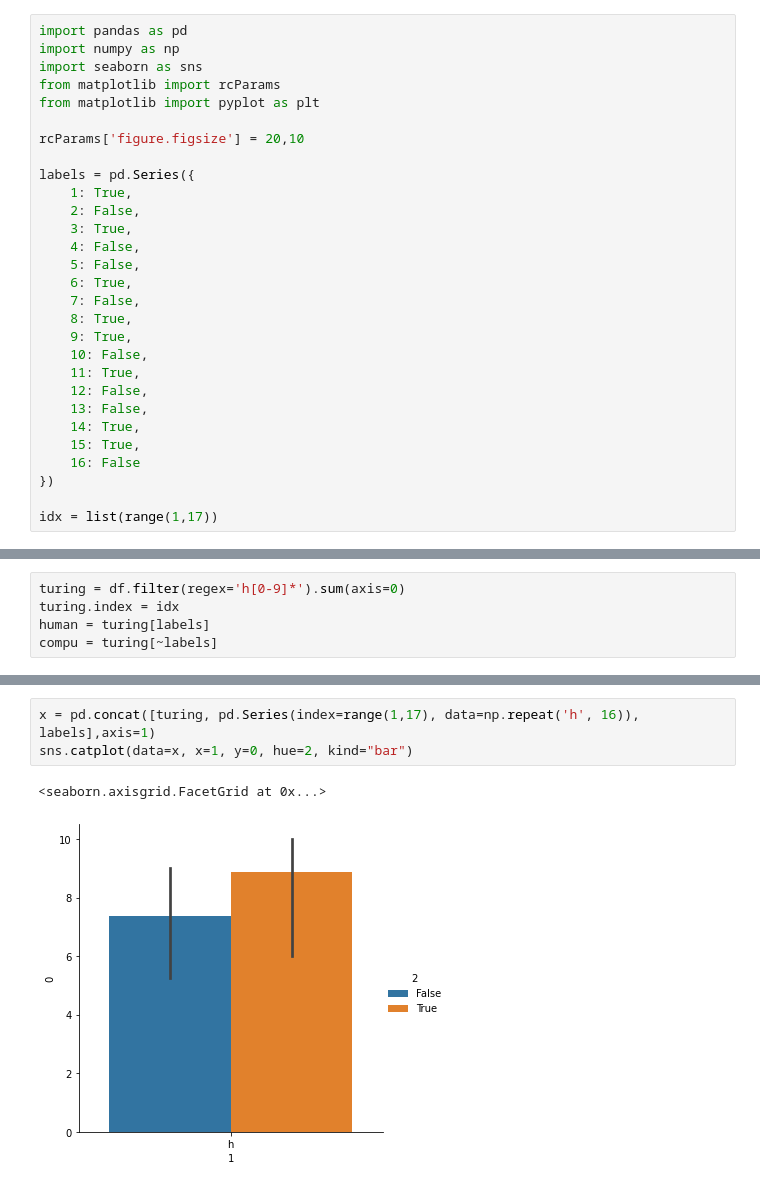
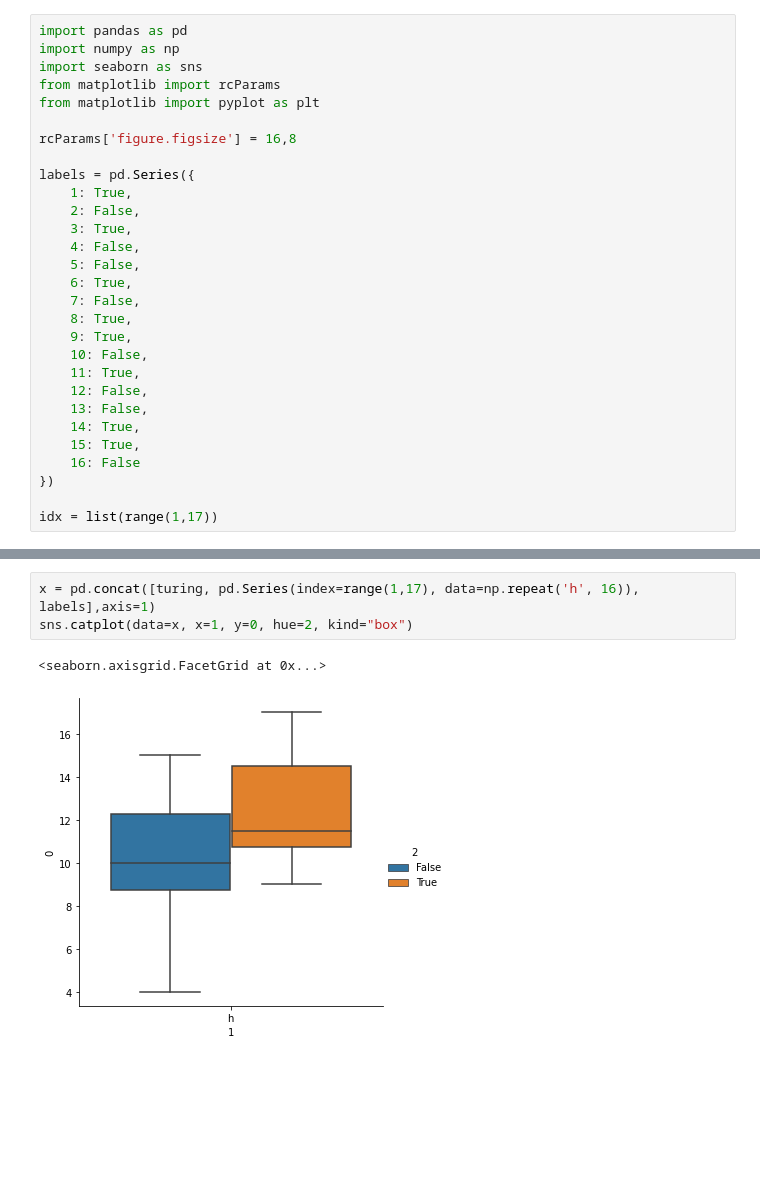
Before and after one commit to HikariNoMJ14/cool-cat-ai, a Jupyter notebook: src/notebooks/Subjective Eval Analysis.ipynb, the cells around one changed output, grey strips where cells are left out. Saved outputs shown, nothing was run; the diff lists cells and outputs as text; blank space fills up the shorter version.

```diff
--- a/src/notebooks/Subjective Eval Analysis.ipynb
+++ b/src/notebooks/Subjective Eval Analysis.ipynb
@@ -5,7 +5,7 @@ import seaborn as sns
 from matplotlib import rcParams
 from matplotlib import pyplot as plt
 
-rcParams['figure.figsize'] = 20,10
+rcParams['figure.figsize'] = 16,8
 
 labels = pd.Series({
     1: True,
@@ -107,5 +144,0 @@ plt.axvline(x=hvoting[df['acquaintance'] == 'high'].mean(), color='green')
-# %%
-turing = df.filter(regex='h[0-9]*').sum(axis=0)
-turing.index = idx
-human = turing[labels]
-compu = turing[~labels]
@@ -185,6 +220,6 @@ sns.catplot(data=q, x=1, y=0, hue=2, kind="bar")
 # %%
 x = pd.concat([turing, pd.Series(index=range(1,17), data=np.repeat('h', 16)), labels],axis=1)
-sns.catplot(data=x, x=1, y=0, hue=2, kind="bar")
+sns.catplot(data=x, x=1, y=0, hue=2, kind="box")
 # %% [output]
 <seaborn.axisgrid.FacetGrid at 0x...>
-[figure, old version]
+[figure, new version]
```
Also changed, not shown: parts of 22 cells of this notebook, 1 other file.
